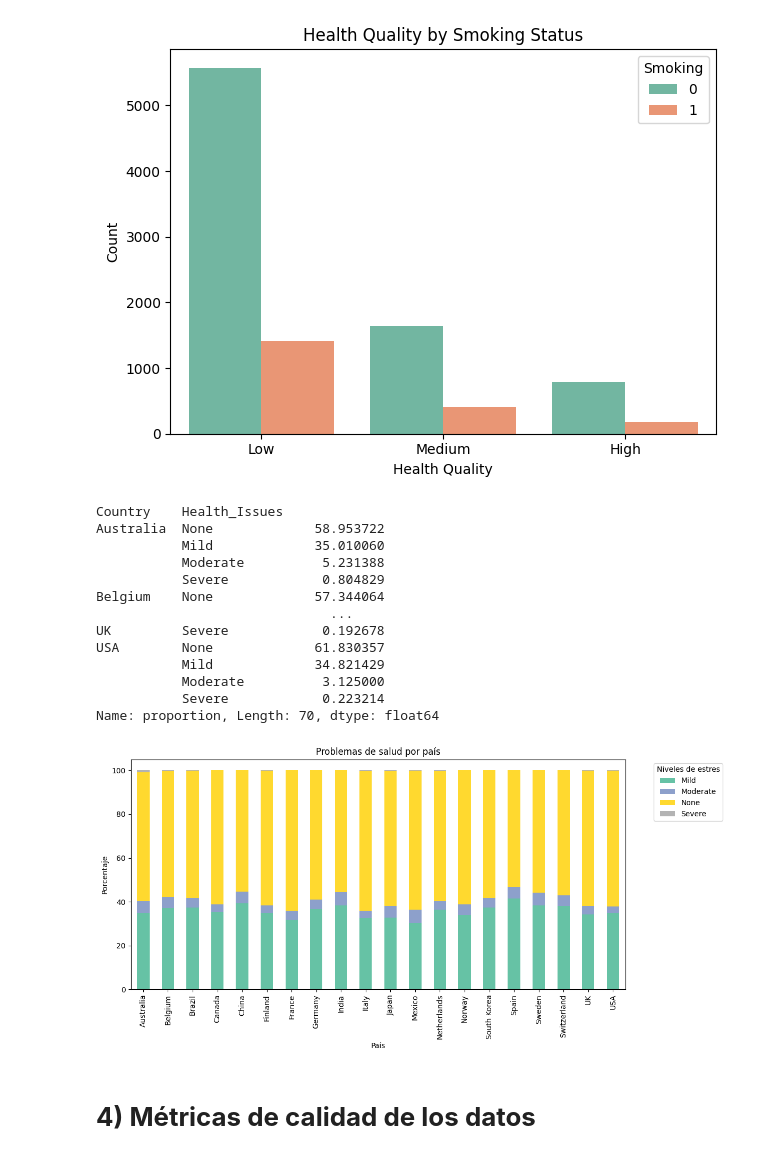
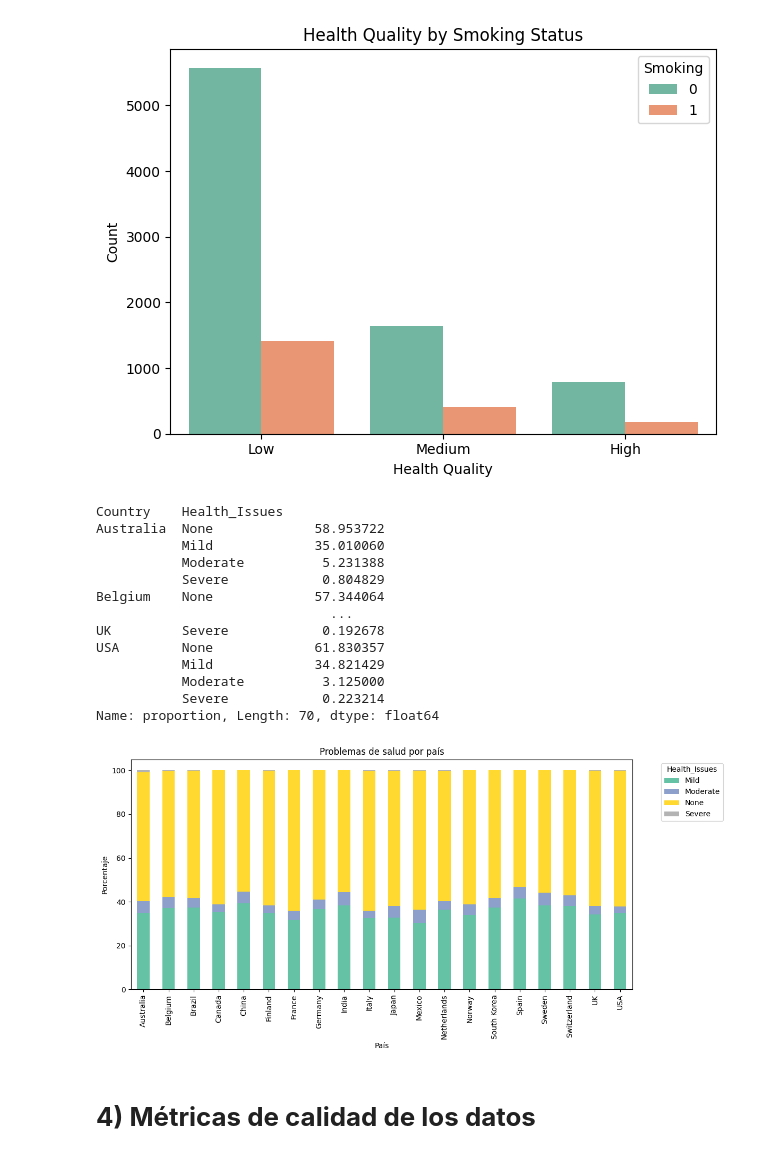
Before and after one commit to LailaBulh/Programacion---Claas-Files, a Jupyter notebook: UPDATE_Avance_11_12_263166.ipynb, the cells around one changed output. Drawn from its saved outputs; the diff is of its cells as text; code cells hidden in the pictures.

```diff
--- a/UPDATE_Avance_11_12_263166.ipynb
+++ b/UPDATE_Avance_11_12_263166.ipynb
@@ -271,35 +271,35 @@ plt.show()
 
 
 HealtIss_by_country = df.groupby('Country')['Health_Issues'].value_counts(normalize= True)*100
 print(HealtIss_by_country)
 
 ### Convertir a tabla con unstack()
 HealtIss_by_country_df = HealtIss_by_country.unstack().fillna(0)
 
 # Graficar barras apiladas
 HealtIss_by_country_df.plot(kind='bar', stacked=True, figsize=(12,6), colormap='Set2')
 
 plt.title('Problemas de salud por país')
 plt.xlabel('País')
 plt.ylabel('Porcentaje')
-plt.legend(title='Niveles de estres', bbox_to_anchor=(1.05, 1), loc='upper left')
+plt.legend(title='Health_Issues', bbox_to_anchor=(1.05, 1), loc='upper left')
 plt.tight_layout()
 plt.show()
 # %% [output]
 Country    Health_Issues
 Australia  None             58.953722
            Mild             35.010060
            Moderate          5.231388
            Severe            0.804829
 Belgium    None             57.344064
                               ...
 UK         Severe            0.192678
 USA        None             61.830357
            Mild             34.821429
            Moderate          3.125000
            Severe            0.223214
 Name: proportion, Length: 70, dtype: float64
-[figure, old version]
+[figure, new version]
 # %% [markdown]
 # **4) Métricas de calidad de los datos**
 # %% [markdown]
```
